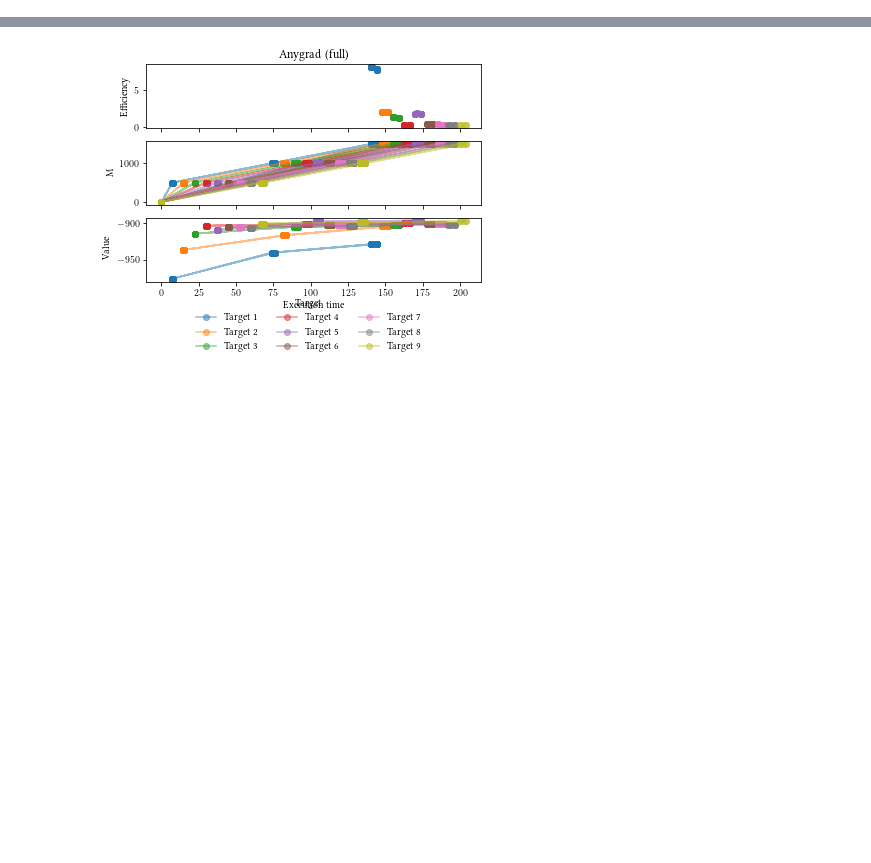
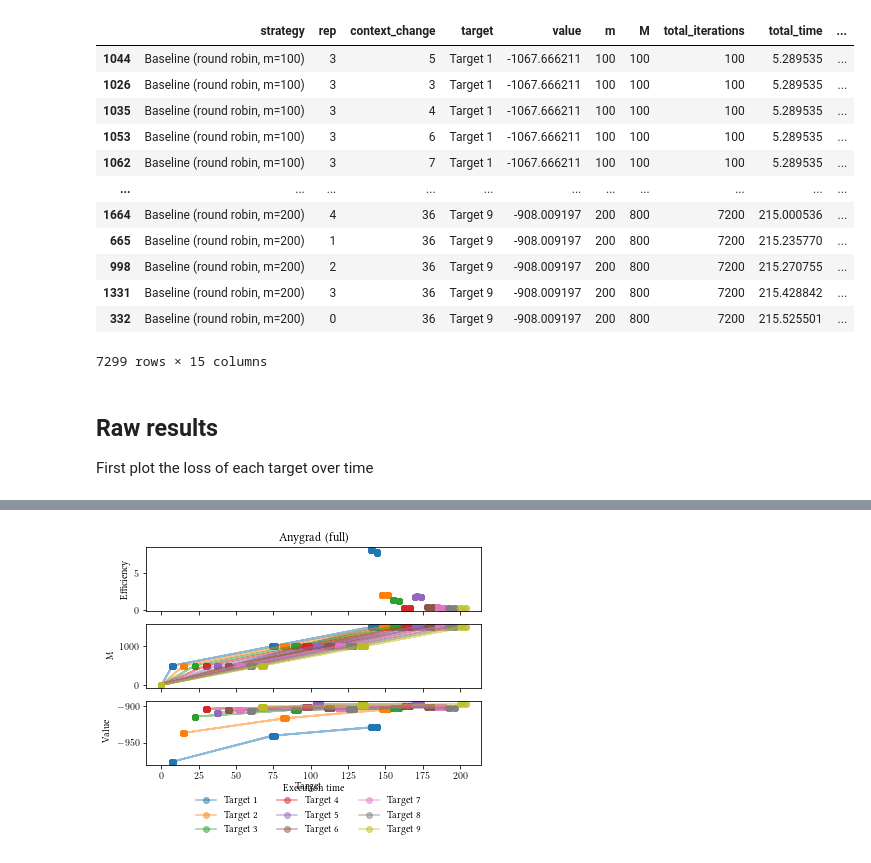
Before and after one commit to heymarco/anygrad, a Jupyter notebook: plotting/evaluate_autoencoder.ipynb, the cells around one changed output, grey strips where cells are left out. Cells and saved outputs as stored; diff of their text form; code cells hidden in the pictures; blank space fills up the shorter version.

```diff
--- a/plotting/evaluate_autoencoder.ipynb
+++ b/plotting/evaluate_autoencoder.ipynb
@@ -12,4 +12,32 @@ mpl.rcParams['text.latex.preamble'] = r'\usepackage{libertine}'
 mpl.rc('font', family='serif')
 
 from src.utils import load_all_csv_in_dir
+# %%
+data_dir = os.path.join("..", "PythonAnygrad", "save")
+data = load_all_csv_in_dir(data_dir)
+data = data.dropna(subset=["value"]).sort_values(by="total_time")
+
+strategies = np.unique(data["strategy"])
+targets = np.unique(data["target"])
+num_strategies = len(strategies)
+num_targets = len(targets)
+
+data
+# %% [output]
+|  | strategy | rep | context_change | target | value | m | M | total_iterations | total_time | ... |
+| 1044 | Baseline (round robin, m=100) | 3 | 5 | Target 1 | -1067.666211 | 100 | 100 | 100 | 5.289535 | ... |
+| 1026 | Baseline (round robin, m=100) | 3 | 3 | Target 1 | -1067.666211 | 100 | 100 | 100 | 5.289535 | ... |
+| 1035 | Baseline (round robin, m=100) | 3 | 4 | Target 1 | -1067.666211 | 100 | 100 | 100 | 5.289535 | ... |
+| 1053 | Baseline (round robin, m=100) | 3 | 6 | Target 1 | -1067.666211 | 100 | 100 | 100 | 5.289535 | ... |
+| 1062 | Baseline (round robin, m=100) | 3 | 7 | Target 1 | -1067.666211 | 100 | 100 | 100 | 5.289535 | ... |
+| ... | ... | ... | ... | ... | ... | ... | ... | ... | ... | ... |
+| 1664 | Baseline (round robin, m=200) | 4 | 36 | Target 9 | -908.009197 | 200 | 800 | 7200 | 215.000536 | ... |
+| 665 | Baseline (round robin, m=200) | 1 | 36 | Target 9 | -908.009197 | 200 | 800 | 7200 | 215.235770 | ... |
+| 998 | Baseline (round robin, m=200) | 2 | 36 | Target 9 | -908.009197 | 200 | 800 | 7200 | 215.270755 | ... |
+| 1331 | Baseline (round robin, m=200) | 3 | 36 | Target 9 | -908.009197 | 200 | 800 | 7200 | 215.428842 | ... |
+| 332 | Baseline (round robin, m=200) | 0 | 36 | Target 9 | -908.009197 | 200 | 800 | 7200 | 215.525501 | ... |
+7299 rows × 15 columns
+# %% [markdown]
+## Raw results
+First plot the loss of each target over time
 # %%
```
Also changed, not shown: parts of 9 cells of this notebook, 1 other file.
